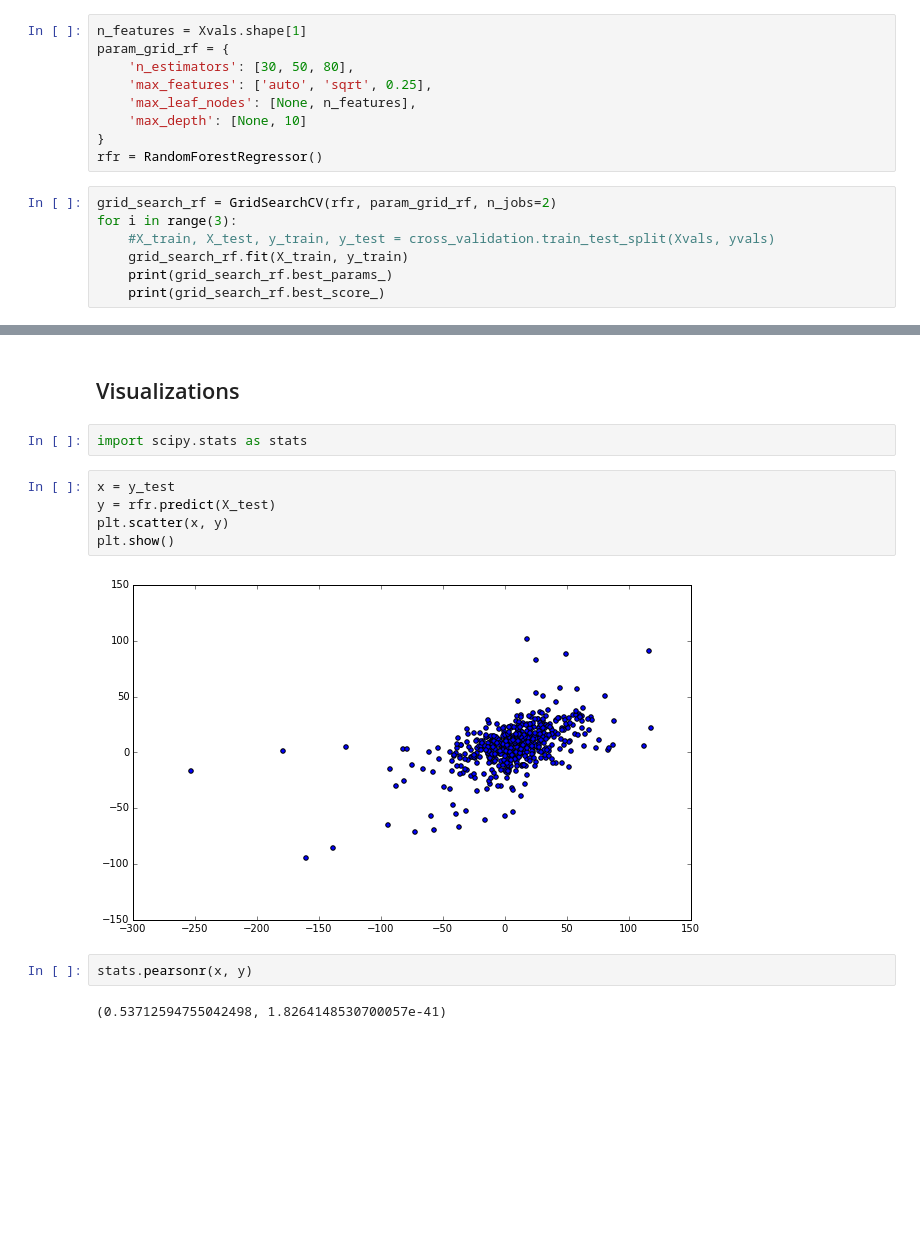
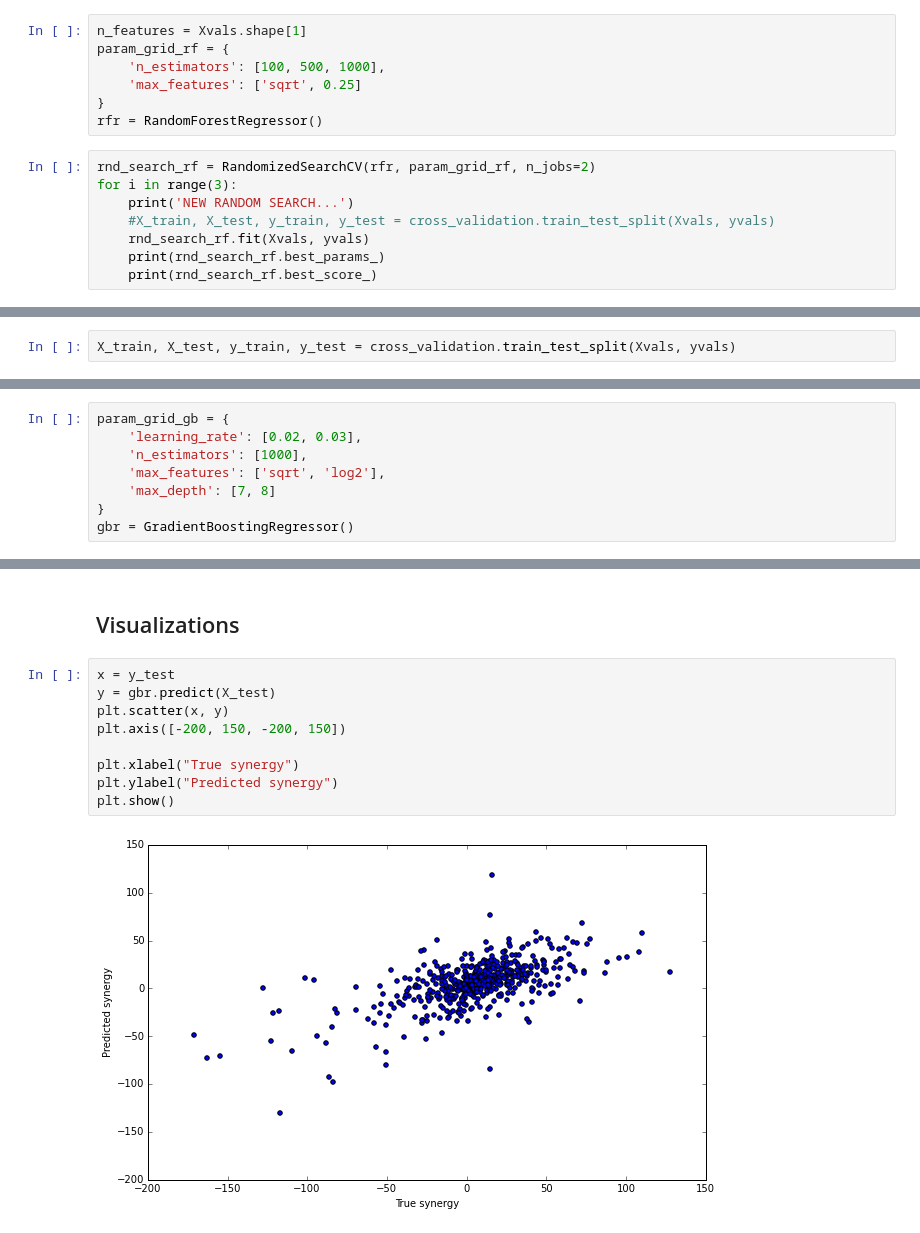
Before and after one commit to joycex99/drug-synergy-modeling, a Jupyter notebook: clustering.ipynb, the cells around one changed output, grey strips where cells are left out. Saved outputs shown, nothing was run; the diff lists cells and outputs as text; blank space fills up the shorter version.

```diff
--- a/clustering.ipynb
+++ b/clustering.ipynb
@@ -201,17 +316,16 @@ X_train, X_test, y_train, y_test = cross_validation.train_test_split(Xvals, yval
 # %%
 n_features = Xvals.shape[1]
 param_grid_rf = {
-    'n_estimators': [30, 50, 80],
-    'max_features': ['auto', 'sqrt', 0.25],
-    'max_leaf_nodes': [None, n_features],
-    'max_depth': [None, 10]
+    'n_estimators': [100, 500, 1000],
+    'max_features': ['sqrt', 0.25]
 }
 rfr = RandomForestRegressor()
 # %%
-grid_search_rf = GridSearchCV(rfr, param_grid_rf, n_jobs=2)
+rnd_search_rf = RandomizedSearchCV(rfr, param_grid_rf, n_jobs=2)
 for i in range(3):
+    print('NEW RANDOM SEARCH...')
     #X_train, X_test, y_train, y_test = cross_validation.train_test_split(Xvals, yvals)
-    grid_search_rf.fit(X_train, y_train)
-    print(grid_search_rf.best_params_)
-    print(grid_search_rf.best_score_)
+    rnd_search_rf.fit(Xvals, yvals)
+    print(rnd_search_rf.best_params_)
+    print(rnd_search_rf.best_score_)
 # %% [output]
@@ -238,0 +343,2 @@ rfr.score(X_test, y_test)
+# %%
+X_train, X_test, y_train, y_test = cross_validation.train_test_split(Xvals, yvals)
@@ -238,0 +368,8 @@ rfr.score(X_test, y_test)
+# %%
+param_grid_gb = {
+    'learning_rate': [0.02, 0.03],
+    'n_estimators': [1000],
+    'max_features': ['sqrt', 'log2'],
+    'max_depth': [7, 8]
+}
+gbr = GradientBoostingRegressor()
@@ -239,15 +389,13 @@ rfr.score(X_test, y_test)
 # %% [markdown]
 ## Visualizations
-# %%
-import scipy.stats as stats
 # %%
 x = y_test
-y = rfr.predict(X_test)
+y = gbr.predict(X_test)
 plt.scatter(x, y)
+plt.axis([-200, 150, -200, 150])
+
+plt.xlabel("True synergy")
+plt.ylabel("Predicted synergy")
 plt.show()
 # %% [output]
-[figure, old version]
+[figure, new version]
-# %%
-stats.pearsonr(x, y)
-# %% [output]
-(0.53712594755042498, 1.8264148530700057e-41)
```
Also changed, not shown: parts of 59 cells of this notebook, 15 other files.
